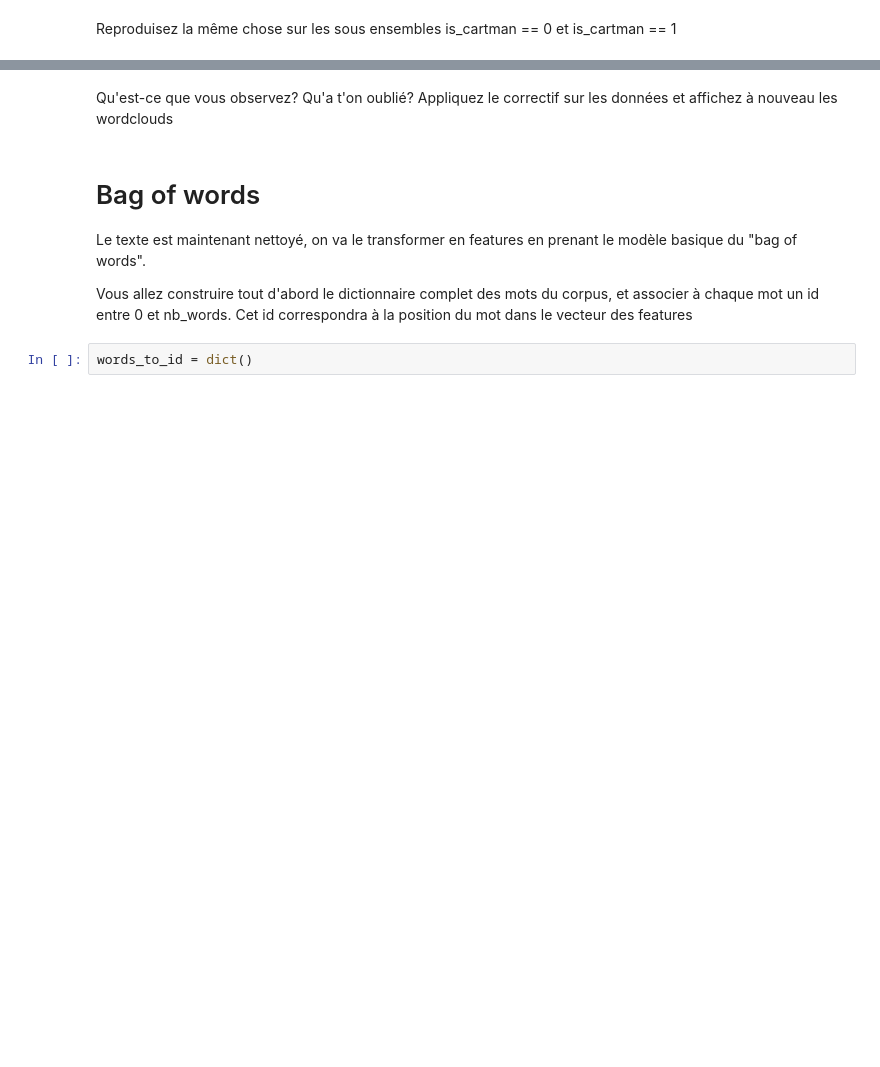
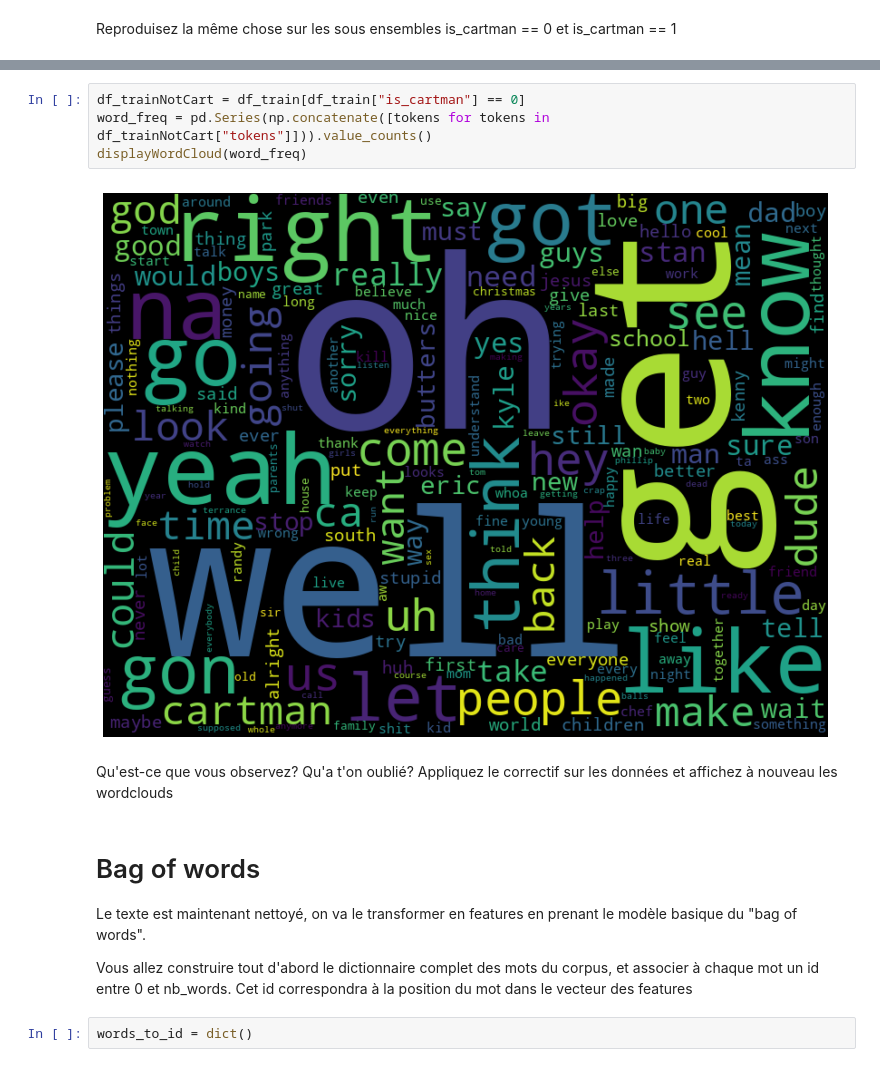
Before and after one commit to charles66820/CREMIfiles, a Jupyter notebook: IS329_fouille/tp1/Introduction-NLP.ipynb, the cells around one changed output, grey strips where cells are left out. Cells and saved outputs as stored; diff of their text form; blank space fills up the shorter version.

```diff
--- a/IS329_fouille/tp1/Introduction-NLP.ipynb
+++ b/IS329_fouille/tp1/Introduction-NLP.ipynb
@@ -131,3 +195,9 @@ Reproduisez la même chose sur les sous ensembles is_cartman == 0 et is_cartman
+# %%
+df_trainNotCart = df_train[df_train["is_cartman"] == 0]
+word_freq = pd.Series(np.concatenate([tokens for tokens in df_trainNotCart["tokens"]])).value_counts()
+displayWordCloud(word_freq)
+# %% [output]
+[figure, added]
 # %% [markdown]
 Qu'est-ce que vous observez?
 Qu'a t'on oublié?
```
Also changed, not shown: parts of 17 cells of this notebook, 1 other file.
